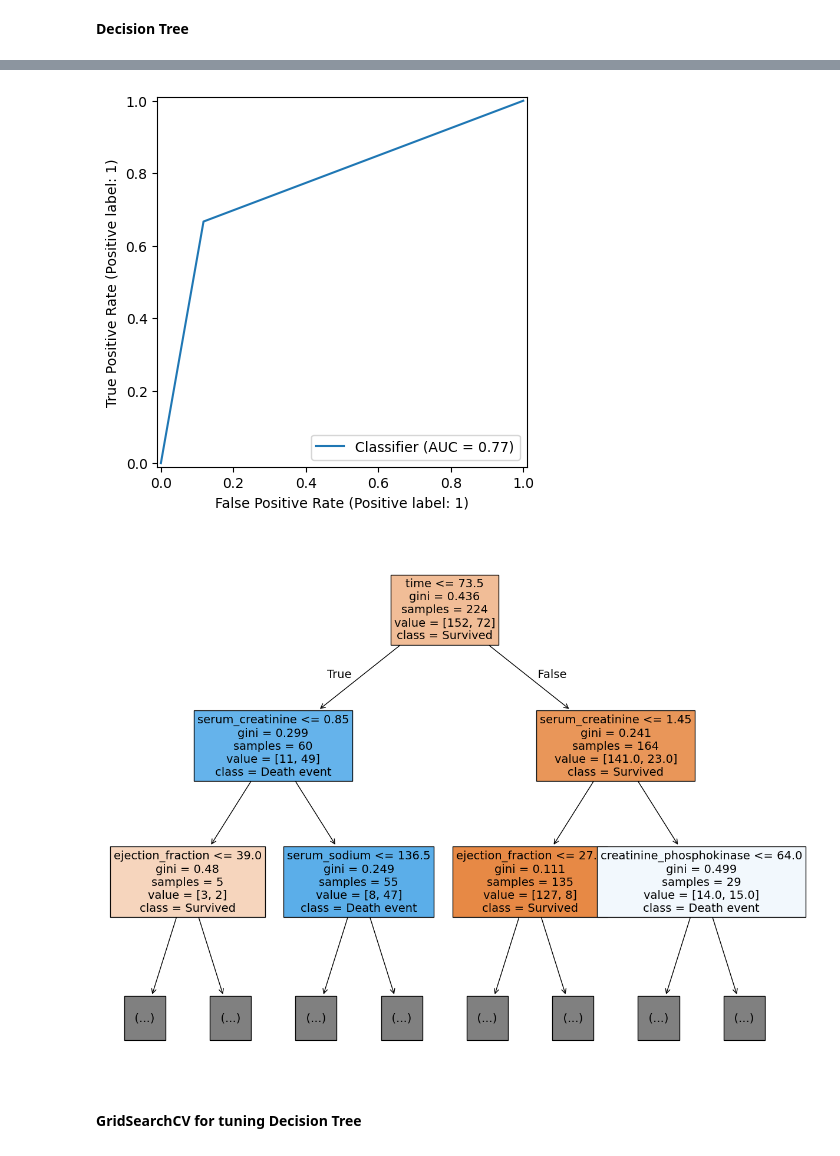
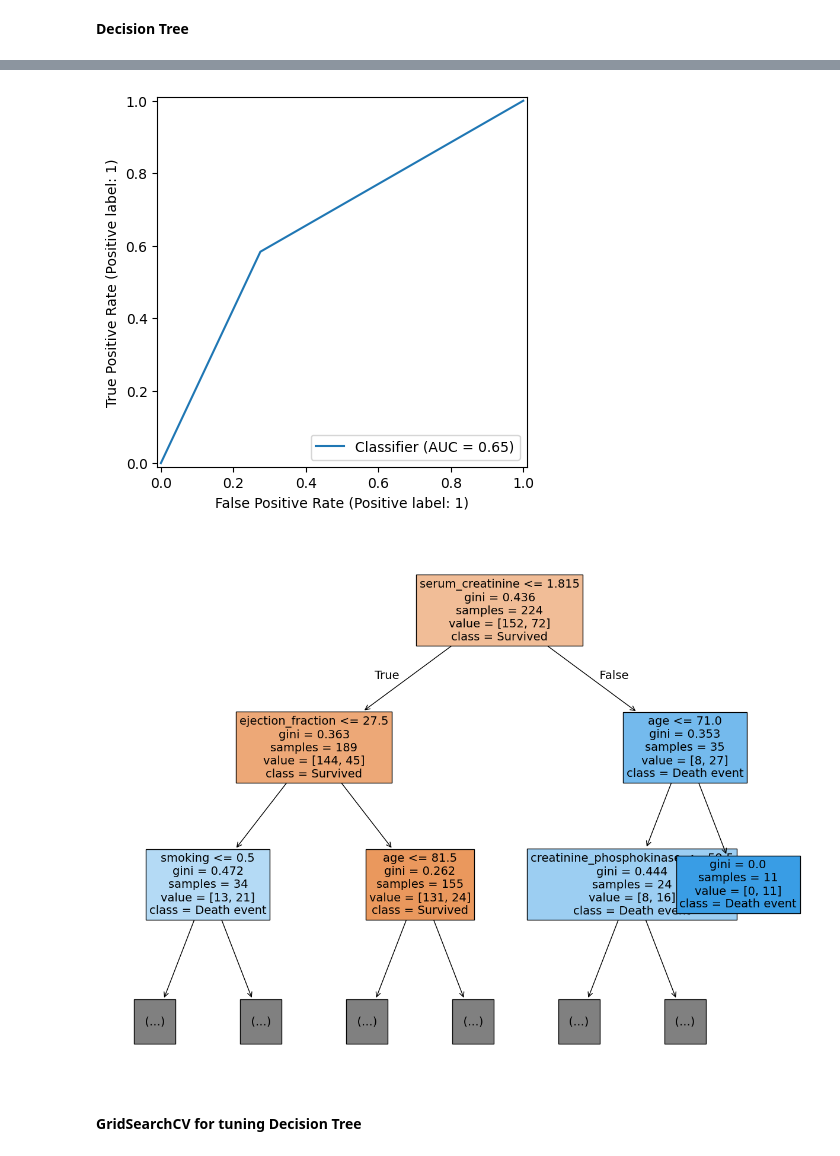
Before and after one commit to dr-koehler-ai/Heart-Failure-Clinical-Records-Dashboard, a Jupyter notebook: Heart_Failure_Clinical_Records_V2.ipynb, the cells around one changed output, grey strips where cells are left out. Saved outputs shown, nothing was run; the diff lists cells and outputs as text; code cells hidden in the pictures.

```diff
--- a/Heart_Failure_Clinical_Records_V2.ipynb
+++ b/Heart_Failure_Clinical_Records_V2.ipynb
@@ -108,8 +108,7 @@ from sklearn.naive_bayes import GaussianNB
 
 #Defining variables and target
 y = data["death_event"]
-X = data[['age','anaemia','creatinine_phosphokinase','diabetes','ejection_fraction','high_blood_pressure','platelets','serum_creatinine','serum_sodium','sex','smoking',
- 'time']]
+X = data[['age','anaemia','creatinine_phosphokinase','diabetes','ejection_fraction','high_blood_pressure','platelets','serum_creatinine','serum_sodium','sex','smoking']]
 
 # Splitting data
 X_train, X_test, y_train, y_test = train_test_split(X, y, test_size=0.25, random_state=42, stratify=y)
@@ -153,11 +152,6 @@ dtype: float64
 # %% [markdown]
 **Decision Tree**
 # %%
-#Defining variables and target
-y = data["death_event"]
-X = data[['age','anaemia','creatinine_phosphokinase','diabetes','ejection_fraction','high_blood_pressure','platelets','serum_creatinine','serum_sodium','sex','smoking',
- 'time']]
-
 # Splitting data
 X_train, X_test, y_train, y_test = train_test_split(X, y, test_size=0.25, random_state=42, stratify=y)
 
@@ -200,5 +194,5 @@ weighted avg       0.81      0.81      0.81        75
-[figure, old version]
+[figure, new version]
-[figure, old version]
+[figure, new version]
 # %% [markdown]
 **GridSearchCV for tuning Decision Tree**
 # %%
```
Also changed, not shown: parts of 9 cells of this notebook.
